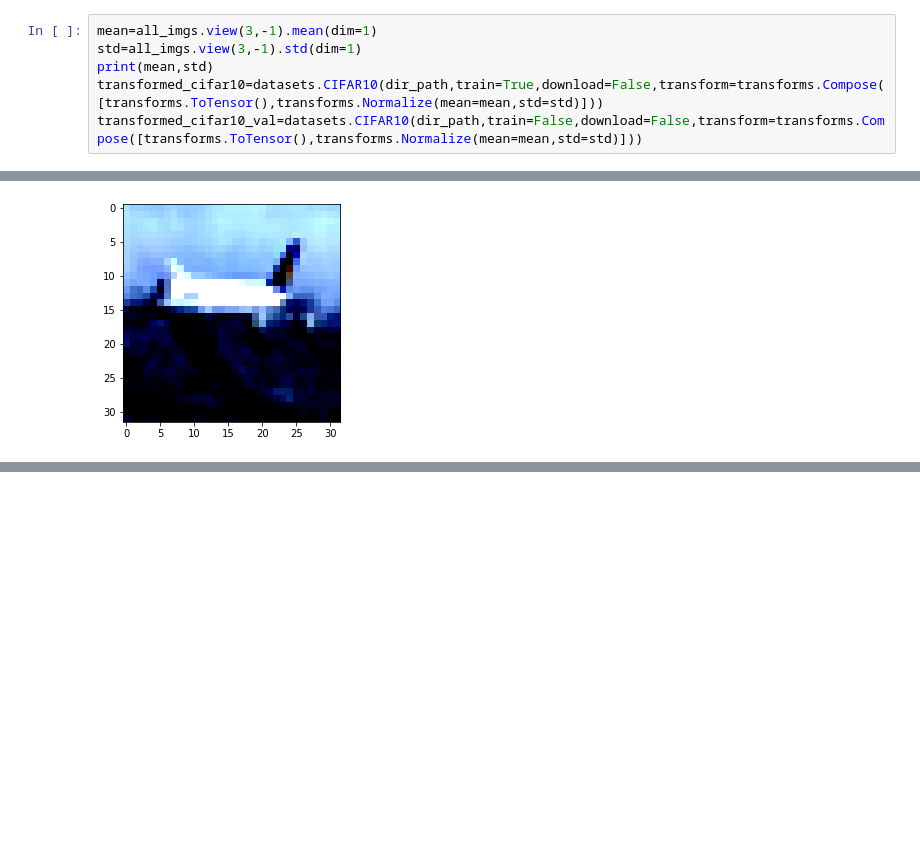
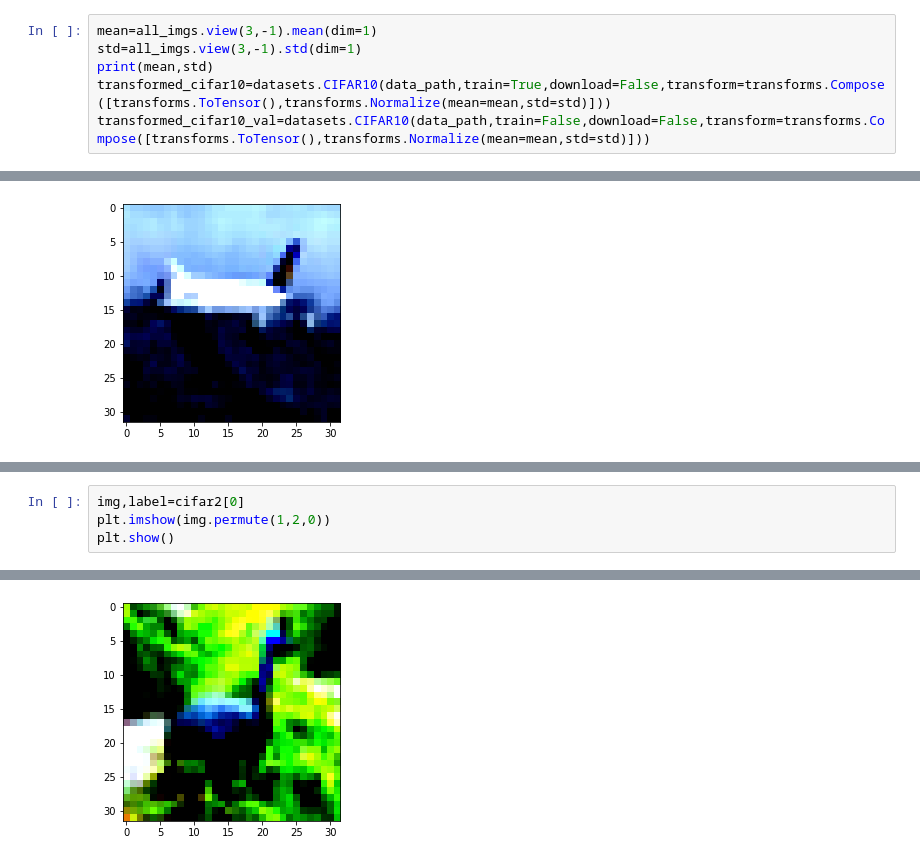
Before and after one commit to CHENNI-Nidhaleddine/TELLING_BIRDS_FROM_AIRPLANES_USING_PYTORCH, a Jupyter notebook: index.ipynb, the cells around one changed output, grey strips where cells are left out. Cells and saved outputs as stored; diff of their text form; blank space fills up the shorter version.

```diff
--- a/index.ipynb
+++ b/index.ipynb
@@ -45,8 +46,8 @@ airplane
 mean=all_imgs.view(3,-1).mean(dim=1)
 std=all_imgs.view(3,-1).std(dim=1)
 print(mean,std)
-transformed_cifar10=datasets.CIFAR10(dir_path,train=True,download=False,transform=transforms.Compose([transforms.ToTensor(),transforms.Normalize(mean=mean,std=std)]))
-transformed_cifar10_val=datasets.CIFAR10(dir_path,train=False,download=False,transform=transforms.Compose([transforms.ToTensor(),transforms.Normalize(mean=mean,std=std)]))
+transformed_cifar10=datasets.CIFAR10(data_path,train=True,download=False,transform=transforms.Compose([transforms.ToTensor(),transforms.Normalize(mean=mean,std=std)]))
+transformed_cifar10_val=datasets.CIFAR10(data_path,train=False,download=False,transform=transforms.Compose([transforms.ToTensor(),transforms.Normalize(mean=mean,std=std)]))
 # %% [output]
 tensor([0.4914, 0.4822, 0.4465]) tensor([0.2470, 0.2435, 0.2616])
 # %% [markdown]
@@ -79,0 +99,5 @@ WARNING:matplotlib.image:Clipping input data to the valid range for imshow with
+# %%
+img,label=cifar2[0]
+plt.imshow(img.permute(1,2,0))
+plt.show()
+# %% [output]
@@ -79,0 +105 @@ WARNING:matplotlib.image:Clipping input data to the valid range for imshow with
+[figure, added]
```
Also changed, not shown: parts of 9 cells of this notebook.
